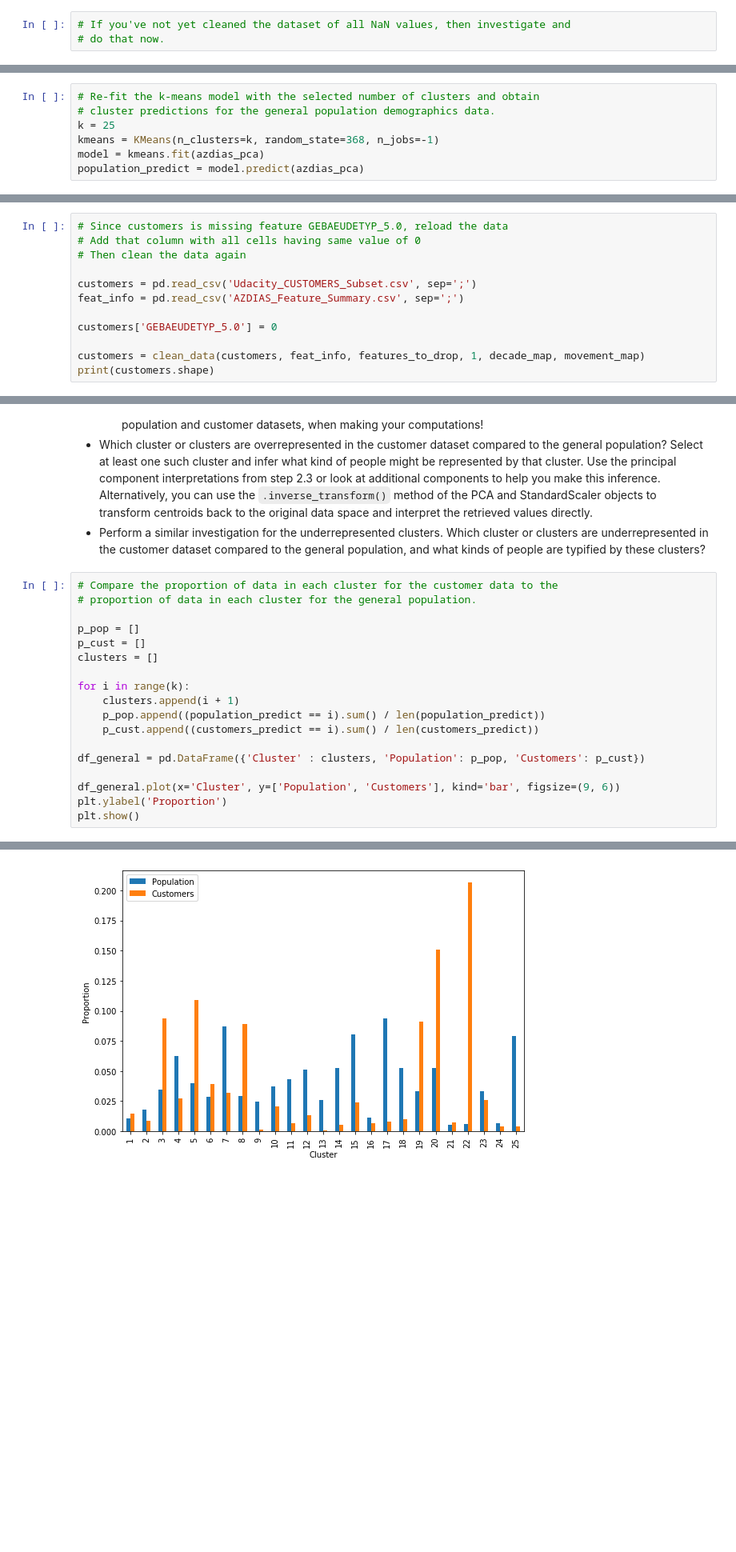
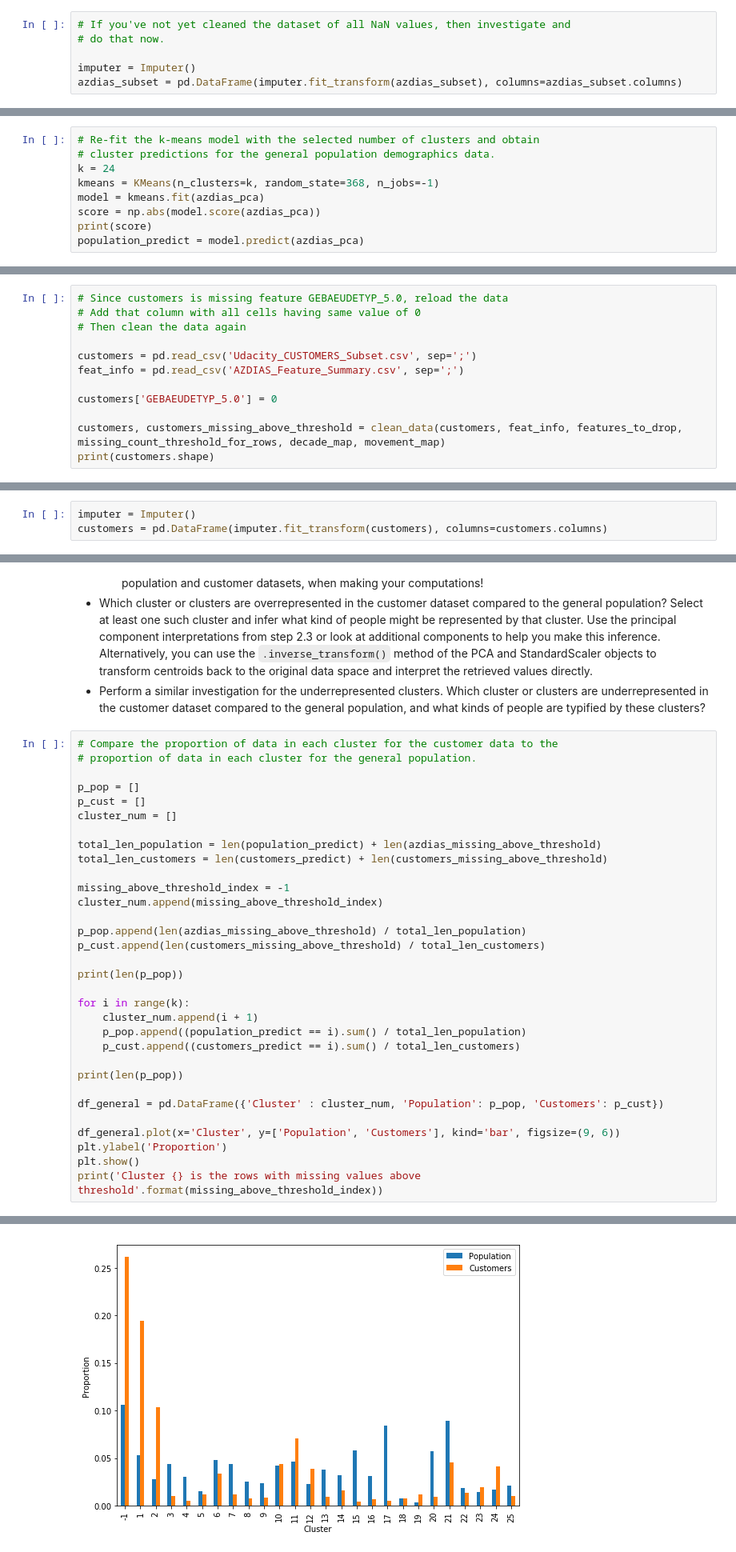
Before and after one commit to cuong-mai/customer-segments-unsupervised-learning, a Jupyter notebook: Identify_Customer_Segments.ipynb, the cells around one changed output, grey strips where cells are left out. Shown: that part at 80% size. Cells and saved outputs as stored; diff of their text form; blank space fills up the shorter version.

```diff
--- a/Identify_Customer_Segments.ipynb
+++ b/Identify_Customer_Segments.ipynb
@@ -719,6 +715,9 @@ Before we apply dimensionality reduction techniques to the data, we need to perf
 # %%
 # If you've not yet cleaned the dataset of all NaN values, then investigate and
 # do that now.
+
+imputer = Imputer()
+azdias_subset = pd.DataFrame(imputer.fit_transform(azdias_subset), columns=azdias_subset.columns)
 # %%
 # Apply feature scaling to the general population demographics data.
 
@@ -956,7 +955,9 @@ plt.ylabel('Sum of Squared Errors');
 # %%
 # Re-fit the k-means model with the selected number of clusters and obtain
 # cluster predictions for the general population demographics data.
-k = 25
+k = 24
 kmeans = KMeans(n_clusters=k, random_state=368, n_jobs=-1)
 model = kmeans.fit(azdias_pca)
+score = np.abs(model.score(azdias_pca))
+print(score)
 population_predict = model.predict(azdias_pca)
@@ -1010,7 +1013,7 @@ feat_info = pd.read_csv('AZDIAS_Feature_Summary.csv', sep=';')
 
 customers['GEBAEUDETYP_5.0'] = 0
 
-customers = clean_data(customers, feat_info, features_to_drop, 1, decade_map, movement_map)
+customers, customers_missing_above_threshold = clean_data(customers, feat_info, features_to_drop, missing_count_threshold_for_rows, decade_map, movement_map)
 print(customers.shape)
 # %% [output]
 A value is trying to be set on a copy of a slice from a DataFrame
@@ -1021,3 +1024,6 @@ See the caveats in the documentation: http://pandas.pydata.org/pandas-docs/stabl
+# %%
+imputer = Imputer()
+customers = pd.DataFrame(imputer.fit_transform(customers), columns=customers.columns)
 # %%
 customers_scaled = scaler.transform(customers)
 customers_scaled
@@ -1058,16 +1064,30 @@ Take a look at the following points in this step:
 
 p_pop = []
 p_cust = []
-clusters = []
+cluster_num = []
+
+total_len_population = len(population_predict) + len(azdias_missing_above_threshold)
+total_len_customers = len(customers_predict) + len(customers_missing_above_threshold)
+
+missing_above_threshold_index = -1
+cluster_num.append(missing_above_threshold_index)
+
+p_pop.append(len(azdias_missing_above_threshold) / total_len_population)
+p_cust.append(len(customers_missing_above_threshold) / total_len_customers)
+
+print(len(p_pop))
 
 for i in range(k):
-    clusters.append(i + 1)
-    p_pop.append((population_predict == i).sum() / len(population_predict))
-    p_cust.append((customers_predict == i).sum() / len(customers_predict))
+    cluster_num.append(i + 1)
+    p_pop.append((population_predict == i).sum() / total_len_population)
+    p_cust.append((customers_predict == i).sum() / total_len_customers)
 
-df_general = pd.DataFrame({'Cluster' : clusters, 'Population': p_pop, 'Customers': p_cust})
+print(len(p_pop))
+
+df_general = pd.DataFrame({'Cluster' : cluster_num, 'Population': p_pop, 'Customers': p_cust})
 
 df_general.plot(x='Cluster', y=['Population', 'Customers'], kind='bar', figsize=(9, 6))
 plt.ylabel('Proportion')
 plt.show()
+print('Cluster {} is the rows with missing values above threshold'.format(missing_above_threshold_index))
 # %% [output]
@@ -1074 +1096 @@ plt.show()
-[figure, old version]
+[figure, new version]
```
Also changed, not shown: parts of 40 cells of this notebook, 1 other file.
